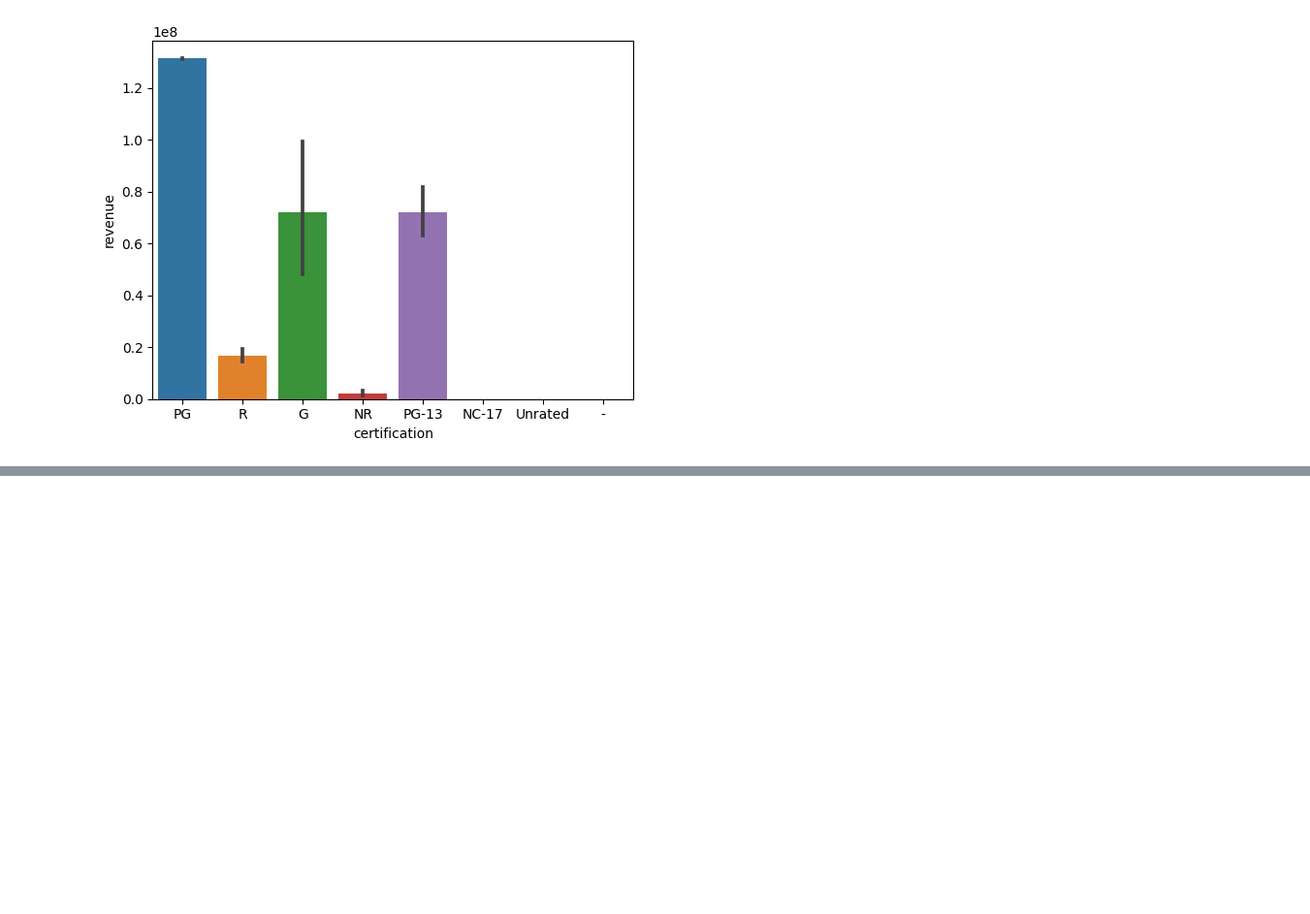
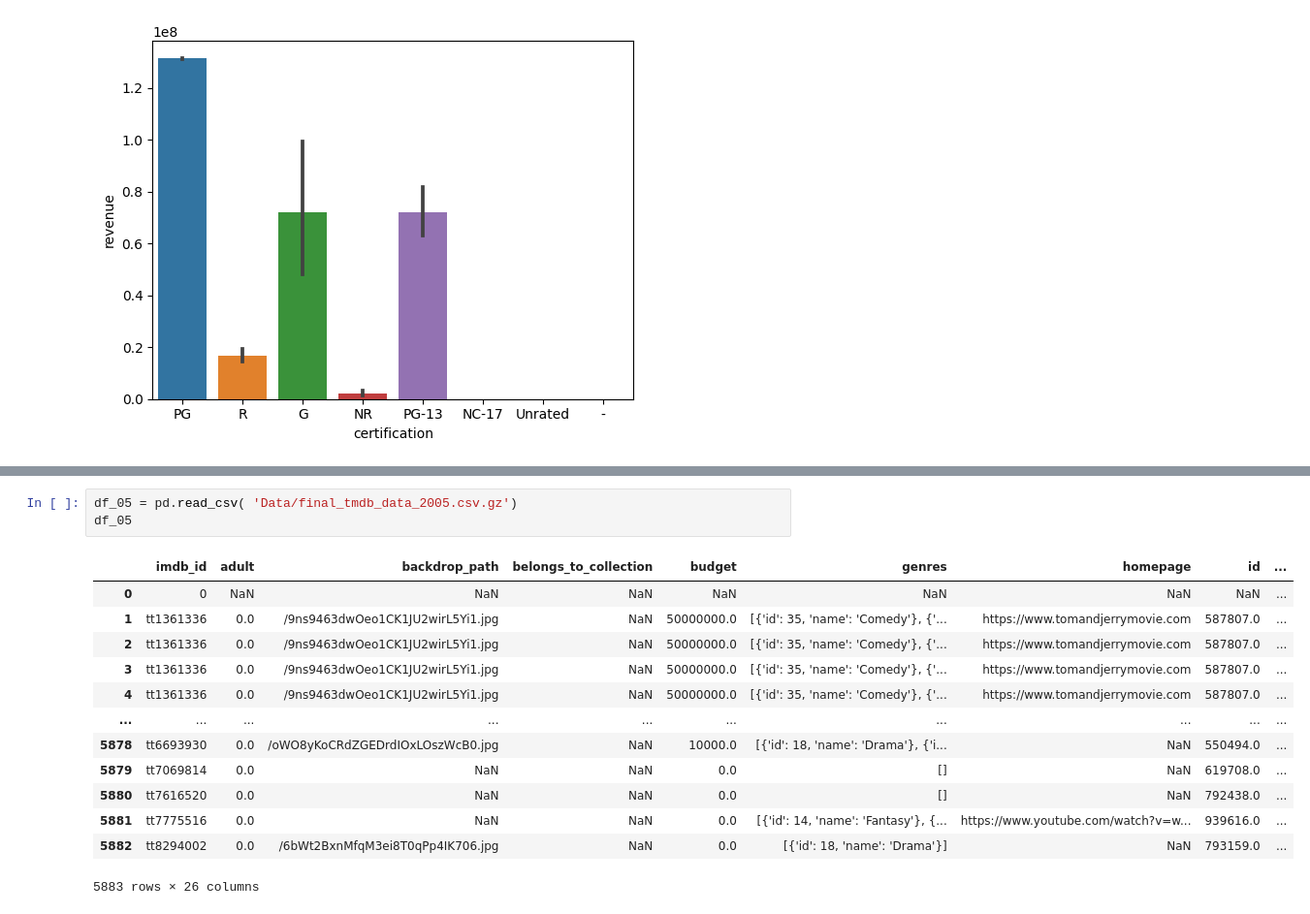
Before and after one commit to Davianka/Project-3-Using-IMDB, a Jupyter notebook: Hypothsis testing.ipynb, the cells around one changed output, grey strips where cells are left out. Shown at 97% size. Drawn from its saved outputs; the diff is of its cells as text; blank space fills up the shorter version.

```diff
--- a/Hypothsis testing.ipynb
+++ b/Hypothsis testing.ipynb
@@ -151,0 +213,17 @@ movies rated PG earned the most money in 2000 and 2001, thee P value is 0.0
+# %%
+df_05 = pd.read_csv( 'Data/final_tmdb_data_2005.csv.gz')
+df_05
+# %% [output]
+|  | imdb_id | adult | backdrop_path | belongs_to_collection | budget | genres | homepage | id | ... |
+| 0 | 0 | NaN | NaN | NaN | NaN | NaN | NaN | NaN | ... |
+| 1 | tt1361336 | 0.0 | /9ns9463dwOeo1CK1JU2wirL5Yi1.jpg | NaN | 50000000.0 | [{'id': 35, 'name': 'Comedy'}, {'... | https://www.tomandjerrymovie.com | 587807.0 | ... |
+| 2 | tt1361336 | 0.0 | /9ns9463dwOeo1CK1JU2wirL5Yi1.jpg | NaN | 50000000.0 | [{'id': 35, 'name': 'Comedy'}, {'... | https://www.tomandjerrymovie.com | 587807.0 | ... |
+| 3 | tt1361336 | 0.0 | /9ns9463dwOeo1CK1JU2wirL5Yi1.jpg | NaN | 50000000.0 | [{'id': 35, 'name': 'Comedy'}, {'... | https://www.tomandjerrymovie.com | 587807.0 | ... |
+| 4 | tt1361336 | 0.0 | /9ns9463dwOeo1CK1JU2wirL5Yi1.jpg | NaN | 50000000.0 | [{'id': 35, 'name': 'Comedy'}, {'... | https://www.tomandjerrymovie.com | 587807.0 | ... |
+| ... | ... | ... | ... | ... | ... | ... | ... | ... | ... |
+| 5878 | tt6693930 | 0.0 | /oWO8yKoCRdZGEDrdIOxLOszWcB0.jpg | NaN | 10000.0 | [{'id': 18, 'name': 'Drama'}, {'i... | NaN | 550494.0 | ... |
+| 5879 | tt7069814 | 0.0 | NaN | NaN | 0.0 | [] | NaN | 619708.0 | ... |
+| 5880 | tt7616520 | 0.0 | NaN | NaN | 0.0 | [] | NaN | 792438.0 | ... |
+| 5881 | tt7775516 | 0.0 | NaN | NaN | 0.0 | [{'id': 14, 'name': 'Fantasy'}, {... | https://www.youtube.com/watch?v=w... | 939616.0 | ... |
+| 5882 | tt8294002 | 0.0 | /6bWt2BxnMfqM3ei8T0qPp4IK706.jpg | NaN | 0.0 | [{'id': 18, 'name': 'Drama'}] | NaN | 793159.0 | ... |
+5883 rows × 26 columns
```
Also changed, not shown: parts of 19 cells of this notebook.
